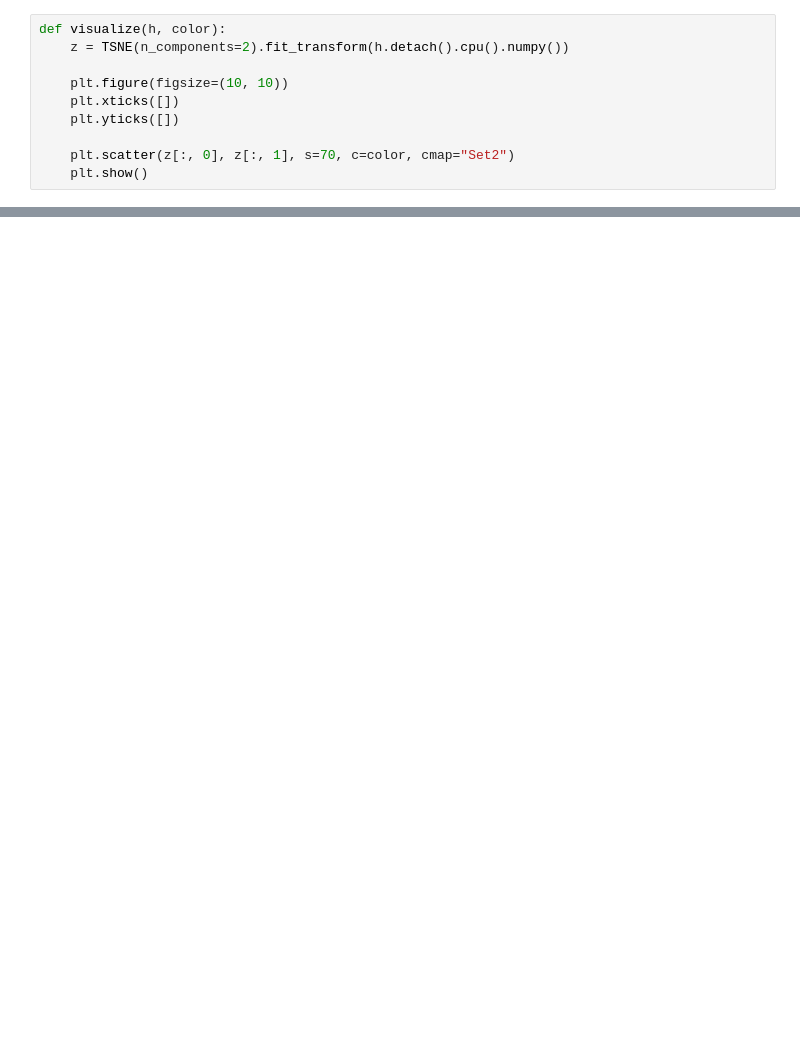
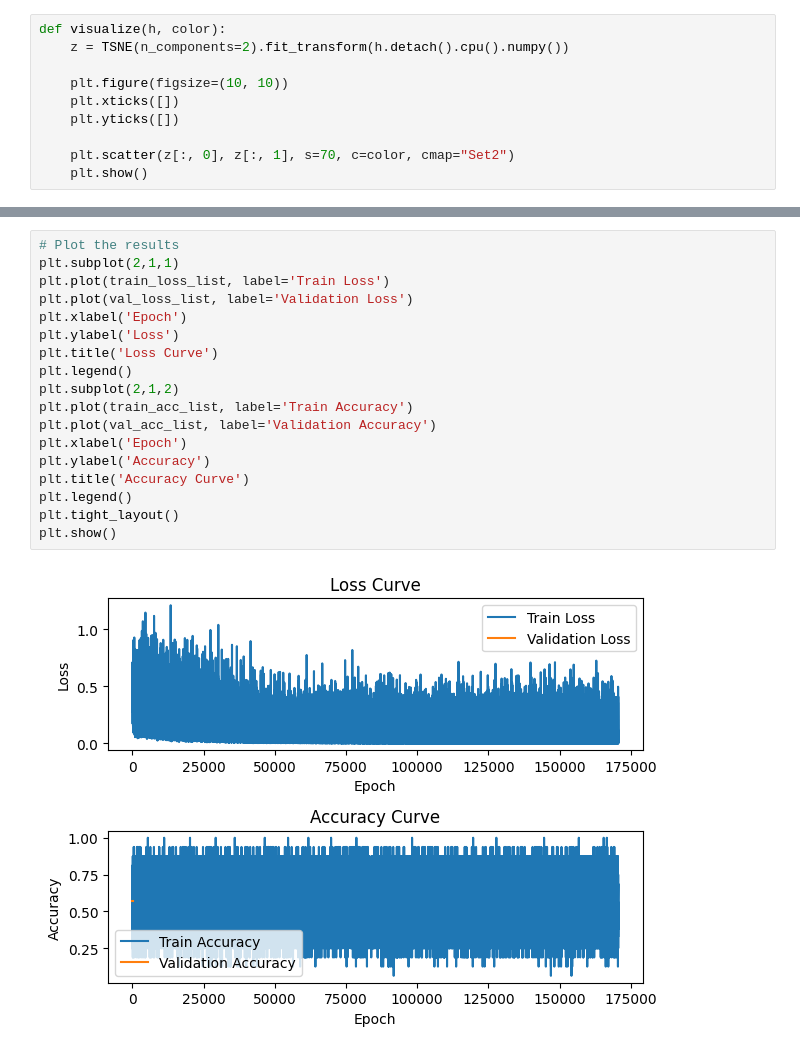
Before and after one commit to 29379/GNN_application_in_hate_speech_detection, a Jupyter notebook: cnn_to_compare.ipynb, the cells around one changed output, grey strips where cells are left out. Drawn from its saved outputs; the diff is of its cells as text; blank space fills up the shorter version.

Commit message:
fix plots and losss and accuracy reading

```diff
--- a/cnn_to_compare.ipynb
+++ b/cnn_to_compare.ipynb
@@ -414,0 +526,20 @@ TypeError: conv1d() received an invalid combination of arguments - got (GabDatas
+# %%
+# Plot the results
+plt.subplot(2,1,1)
+plt.plot(train_loss_list, label='Train Loss')
+plt.plot(val_loss_list, label='Validation Loss')
+plt.xlabel('Epoch')
+plt.ylabel('Loss')
+plt.title('Loss Curve')
+plt.legend()
+plt.subplot(2,1,2)
+plt.plot(train_acc_list, label='Train Accuracy')
+plt.plot(val_acc_list, label='Validation Accuracy')
+plt.xlabel('Epoch')
+plt.ylabel('Accuracy')
+plt.title('Accuracy Curve')
+plt.legend()
+plt.tight_layout()
+plt.show()
+# %% [output]
+[figure, added]
```
Also changed, not shown: parts of 5 cells of this notebook.
